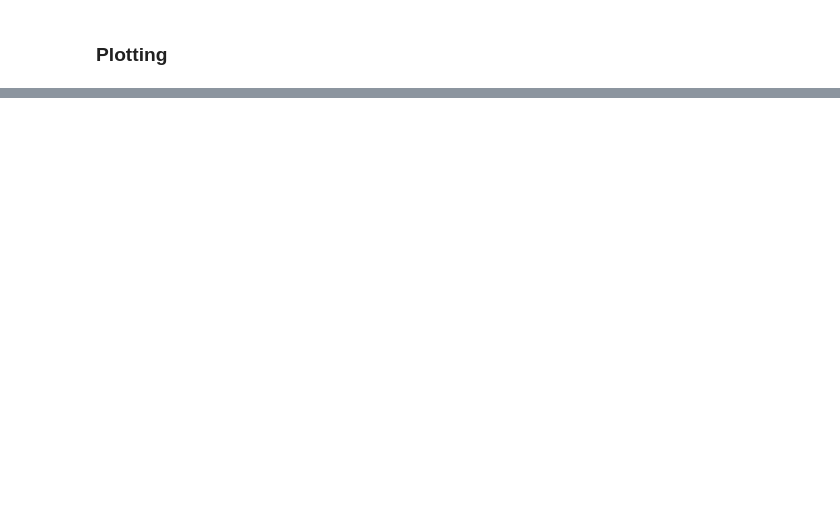
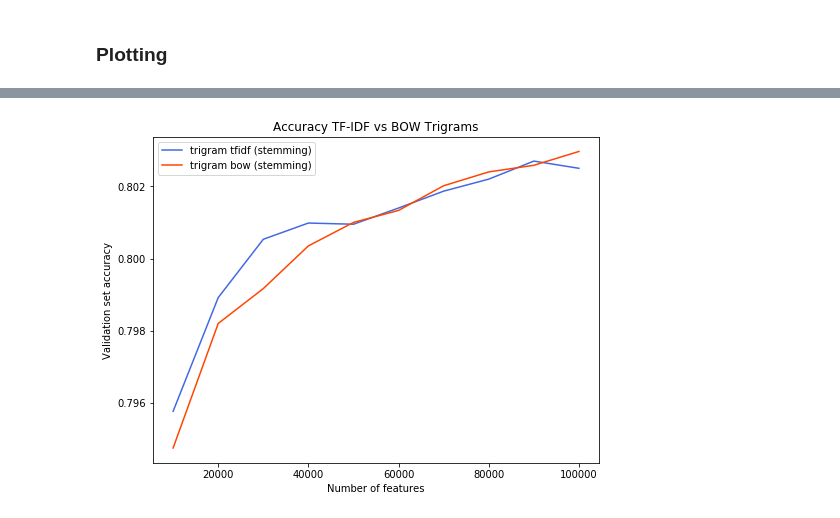
Before and after one commit to baraschi/Twitter_Sentiment_Analysis, a Jupyter notebook: Run_All_Combinations.ipynb, the cells around one changed output, grey strips where cells are left out. Saved outputs shown, nothing was run; the diff lists cells and outputs as text; code cells hidden in the pictures; blank space fills up the shorter version.

```diff
--- a/Run_All_Combinations.ipynb
+++ b/Run_All_Combinations.ipynb
@@ -177,0 +254,17 @@ plot_accuracies(
+# %%
+sub_dfs = [
+    pltdf(df,"tfidf", 3, 0, 0, 0, 1),
+    pltdf(df,"bow", 3, 0, 0, 0, 1),
+]
+
+plot_accuracies(
+    sub_dfs,
+    legends = ['trigram tfidf (stemming)', 'trigram bow (stemming)'],
+    colors = ['royalblue', 'orangered'],
+    linestyles = ['-','-'],
+    title = 'Accuracy TF-IDF vs BOW Trigrams',
+    axis_labels =['Number of features','Validation set accuracy'],
+    filename = "plot_tfidf_bow"
+)
+# %% [output]
+[figure, added]
```
Also changed, not shown: parts of 6 cells of this notebook, 7 other files.
